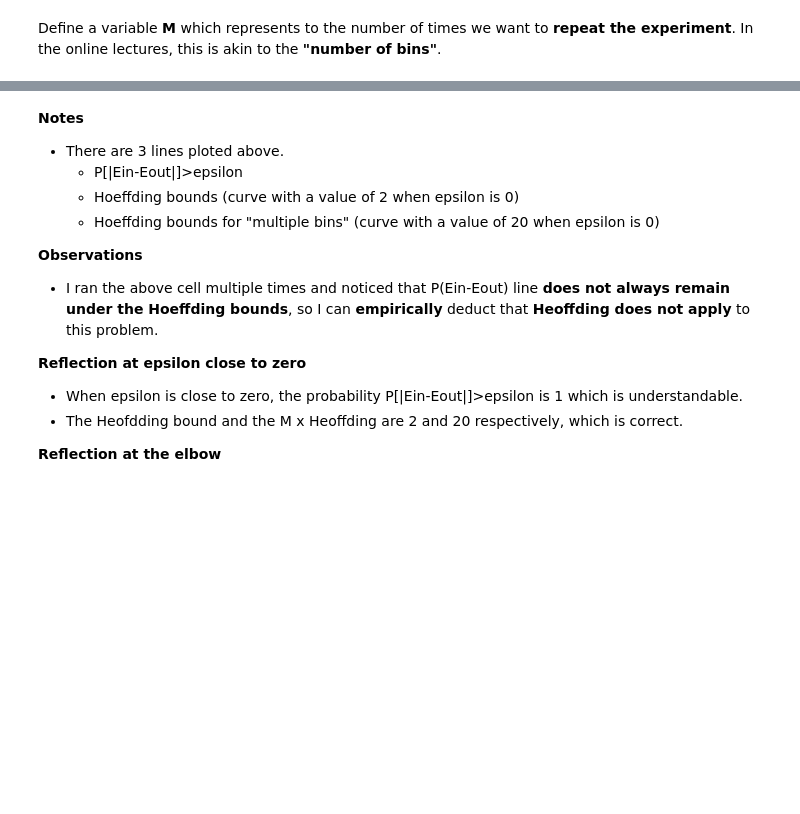
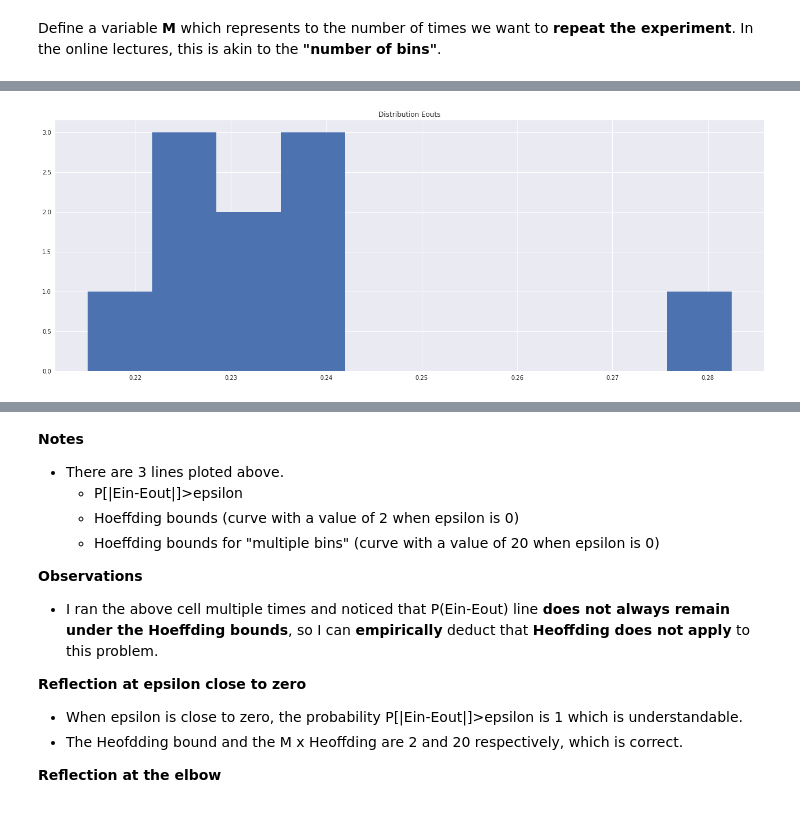
Before and after one commit to vipulpopat/MSCAI_Sem1_Etivity1, a Jupyter notebook: Etivity1.ipynb, the cells around one changed output, grey strips where cells are left out. Cells and saved outputs as stored; diff of their text form; code cells hidden in the pictures; blank space fills up the shorter version.

```diff
--- a/Etivity1.ipynb
+++ b/Etivity1.ipynb
@@ -686,3 +684,9 @@ Eouts: [0.205, 0.2375, 0.22, 0.2075, 0.2525, 0.215, 0.235, 0.2275, 0.2475, 0.242
+# %%
+plt.hist(Eouts)
+plt.title('Distribution Eouts')
+plt.show()
+# %% [output]
+[figure, added]
 # %%
 # Calculate probabily of epsilon
 prob_epsilon=[]
```
Also changed, not shown: parts of 15 cells of this notebook.
